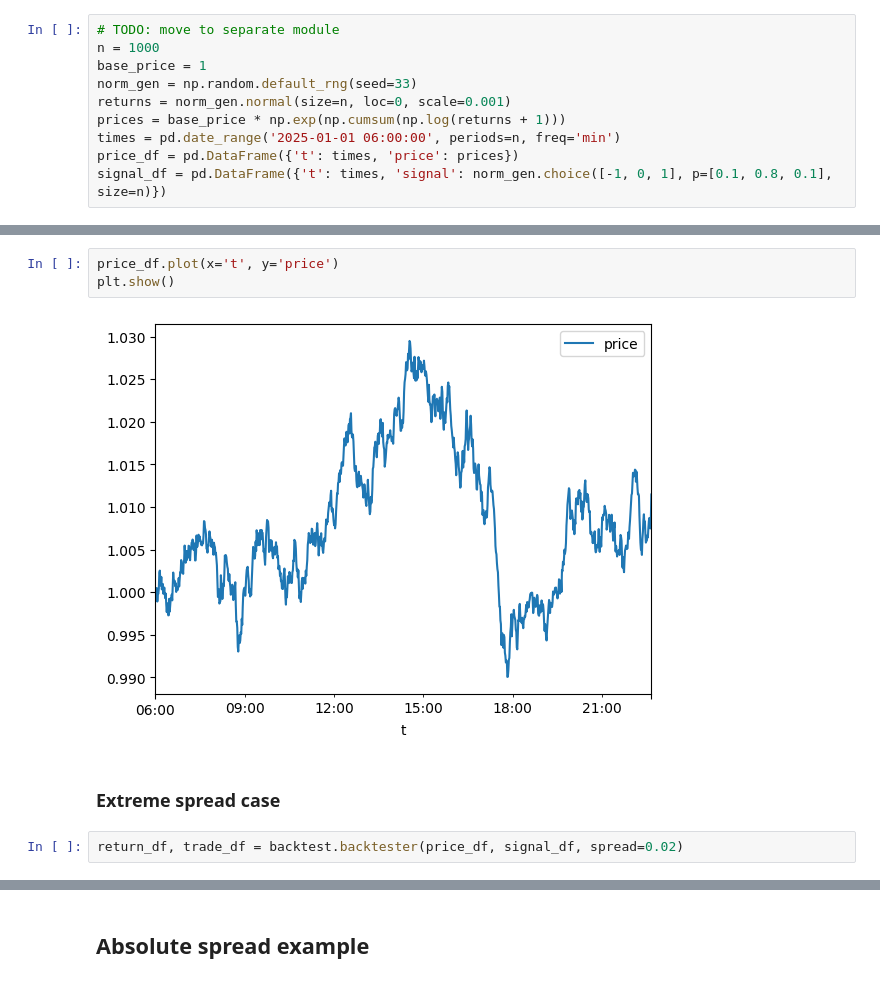
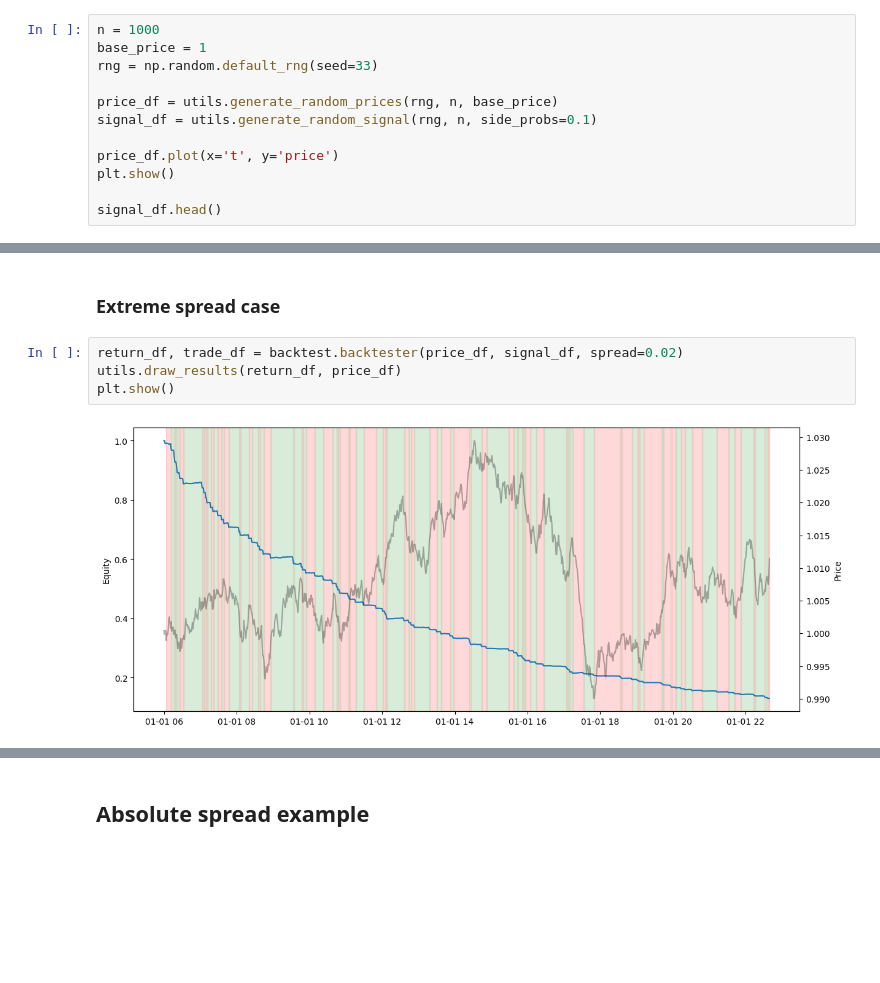
Before and after one commit to sysakm/backtester, a Jupyter notebook: backtester_demo.ipynb, the cells around one changed output, grey strips where cells are left out. Saved outputs shown, nothing was run; the diff lists cells and outputs as text; blank space fills up the shorter version.

Commit message:
Move data generation and plotting to utils.py

```diff
--- a/backtester_demo.ipynb
+++ b/backtester_demo.ipynb
@@ -7,10 +8,12 @@ import backtest
 # %%
-# TODO: move to separate module
 n = 1000
 base_price = 1
-norm_gen = np.random.default_rng(seed=33)
-returns = norm_gen.normal(size=n, loc=0, scale=0.001)
-prices = base_price * np.exp(np.cumsum(np.log(returns + 1)))
-times = pd.date_range('2025-01-01 06:00:00', periods=n, freq='min')
-price_df = pd.DataFrame({'t': times, 'price': prices})
-signal_df = pd.DataFrame({'t': times, 'signal': norm_gen.choice([-1, 0, 1], p=[0.1, 0.8, 0.1], size=n)})
+rng = np.random.default_rng(seed=33)
+
+price_df = utils.generate_random_prices(rng, n, base_price)
+signal_df = utils.generate_random_signal(rng, n, side_probs=0.1)
+
+price_df.plot(x='t', y='price')
+plt.show()
+
+signal_df.head()
@@ -17,9 +28,8 @@ signal_df = pd.DataFrame({'t': times, 'signal': norm_gen.choice([-1, 0, 1], p=[0
-# %%
-price_df.plot(x='t', y='price')
-plt.show()
-# %% [output]
-[figure, removed]
 # %% [markdown]
 ### Extreme spread case
 # %%
 return_df, trade_df = backtest.backtester(price_df, signal_df, spread=0.02)
+utils.draw_results(return_df, price_df)
+plt.show()
+# %% [output]
+[figure, added]
```
Also changed, not shown: parts of 17 cells of this notebook, 2 other files.
